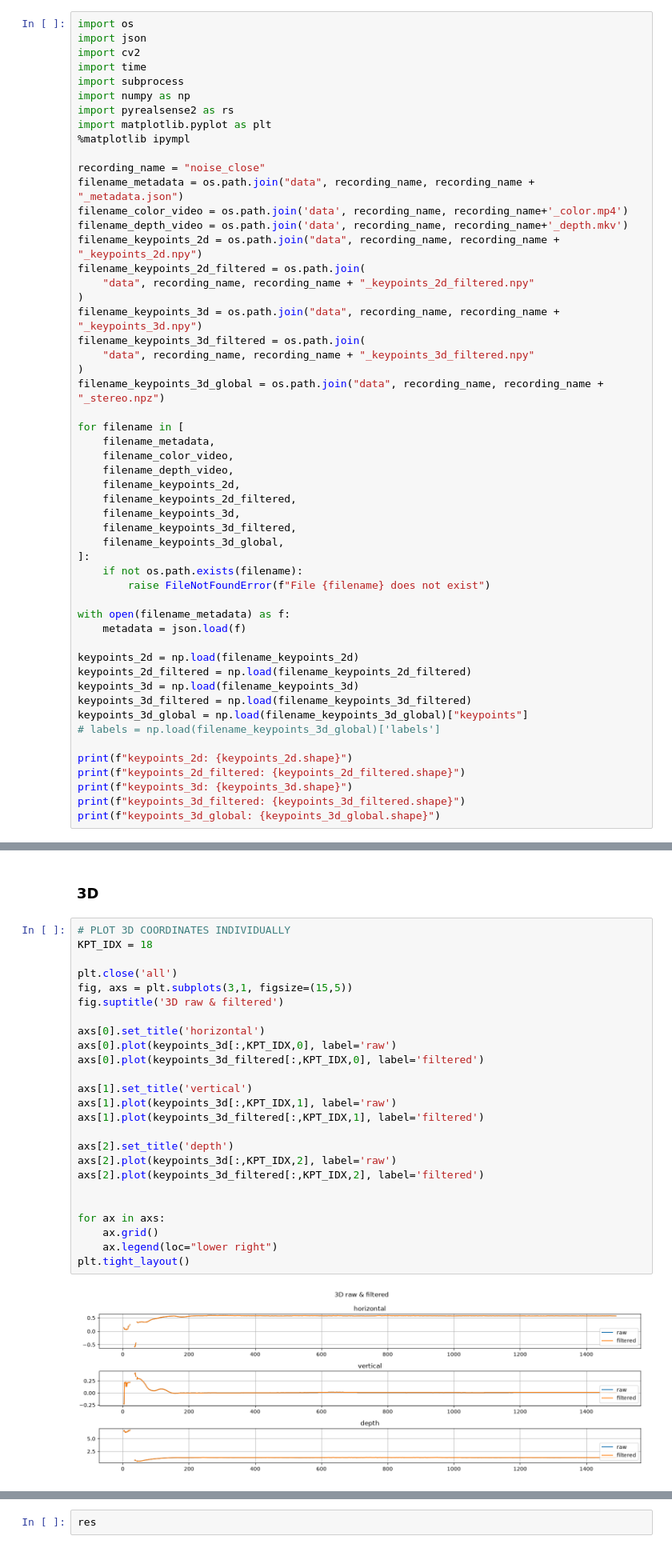
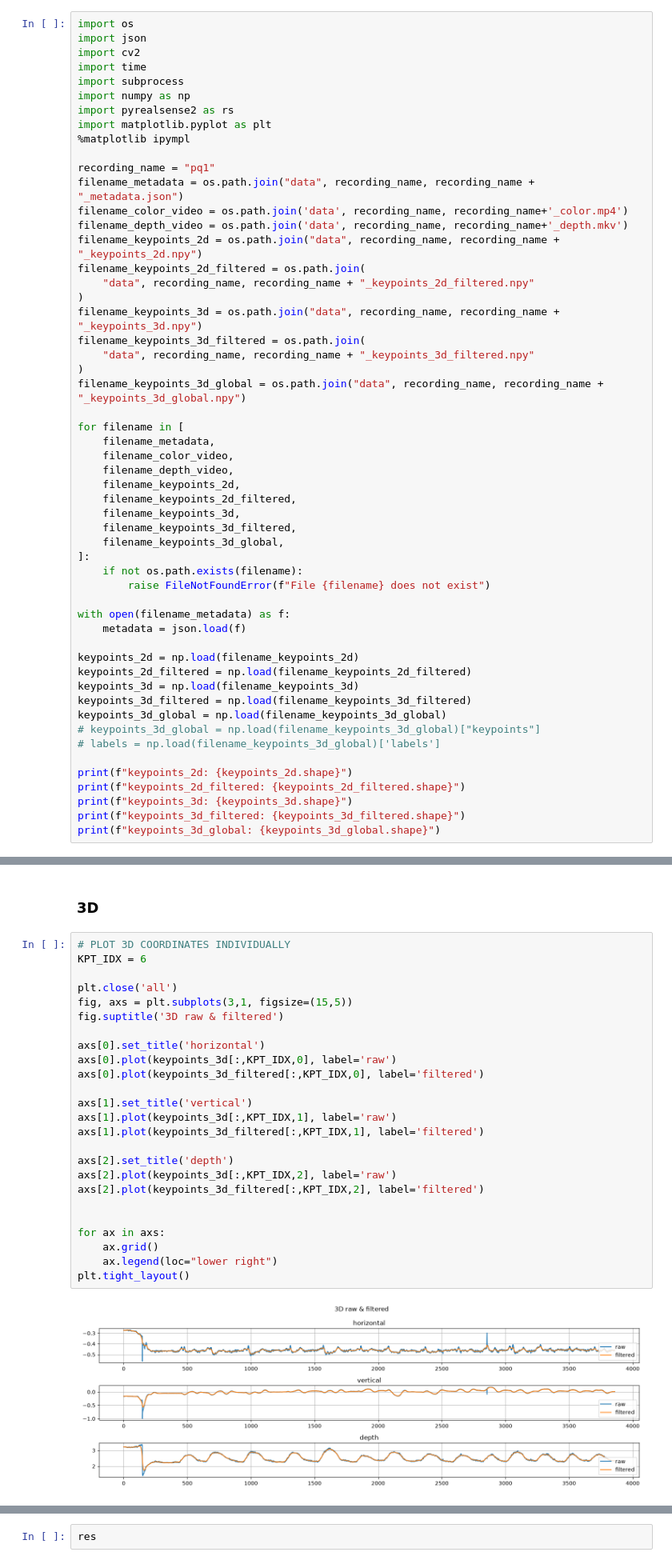
Before and after one commit to MateUnger/Realsense, a Jupyter notebook: test.ipynb, the cells around one changed output, grey strips where cells are left out. Shown at 80% size. Cells and saved outputs as stored; diff of their text form.

```diff
--- a/test.ipynb
+++ b/test.ipynb
@@ -954,7 +960,7 @@ import pyrealsense2 as rs
 import matplotlib.pyplot as plt
 %matplotlib ipympl
 
-recording_name = "noise_close"
+recording_name = "pq1"
 filename_metadata = os.path.join("data", recording_name, recording_name + "_metadata.json")
 filename_color_video = os.path.join('data', recording_name, recording_name+'_color.mp4')
 filename_depth_video = os.path.join('data', recording_name, recording_name+'_depth.mkv')
@@ -966,7 +972,7 @@ filename_keypoints_3d = os.path.join("data", recording_name, recording_name + "_
 filename_keypoints_3d_filtered = os.path.join(
     "data", recording_name, recording_name + "_keypoints_3d_filtered.npy"
 )
-filename_keypoints_3d_global = os.path.join("data", recording_name, recording_name + "_stereo.npz")
+filename_keypoints_3d_global = os.path.join("data", recording_name, recording_name + "_keypoints_3d_global.npy")
 
 for filename in [
     filename_metadata,
@@ -988,7 +994,8 @@ keypoints_2d = np.load(filename_keypoints_2d)
 keypoints_2d_filtered = np.load(filename_keypoints_2d_filtered)
 keypoints_3d = np.load(filename_keypoints_3d)
 keypoints_3d_filtered = np.load(filename_keypoints_3d_filtered)
-keypoints_3d_global = np.load(filename_keypoints_3d_global)["keypoints"]
+keypoints_3d_global = np.load(filename_keypoints_3d_global)
+# keypoints_3d_global = np.load(filename_keypoints_3d_global)["keypoints"]
 # labels = np.load(filename_keypoints_3d_global)['labels']
 
 print(f"keypoints_2d: {keypoints_2d.shape}")
@@ -1071,31 +1079,31 @@ cv2.destroyAllWindows()
 ### 3D
 # %%
 # PLOT 3D COORDINATES INDIVIDUALLY
-KPT_IDX = 18
+KPT_IDX = 6
 
 plt.close('all')
 fig, axs = plt.subplots(3,1, figsize=(15,5))
 fig.suptitle('3D raw & filtered')
 
 axs[0].set_title('horizontal')
 axs[0].plot(keypoints_3d[:,KPT_IDX,0], label='raw')
 axs[0].plot(keypoints_3d_filtered[:,KPT_IDX,0], label='filtered')
 
 axs[1].set_title('vertical')
 axs[1].plot(keypoints_3d[:,KPT_IDX,1], label='raw')
 axs[1].plot(keypoints_3d_filtered[:,KPT_IDX,1], label='filtered')
 
 axs[2].set_title('depth')
 axs[2].plot(keypoints_3d[:,KPT_IDX,2], label='raw')
 axs[2].plot(keypoints_3d_filtered[:,KPT_IDX,2], label='filtered')
 
 
 for ax in axs:
     ax.grid()
     ax.legend(loc="lower right")
 plt.tight_layout()
 # %% [output]
-[figure, old version]
+[figure, new version]
 # %%
 # OVERLAY SAMPLED AREAS WITH DEPTH STREAM VISUALIZED
 width = metadata["width"]
```
Also changed, not shown: parts of 35 cells of this notebook, 3 other files.
